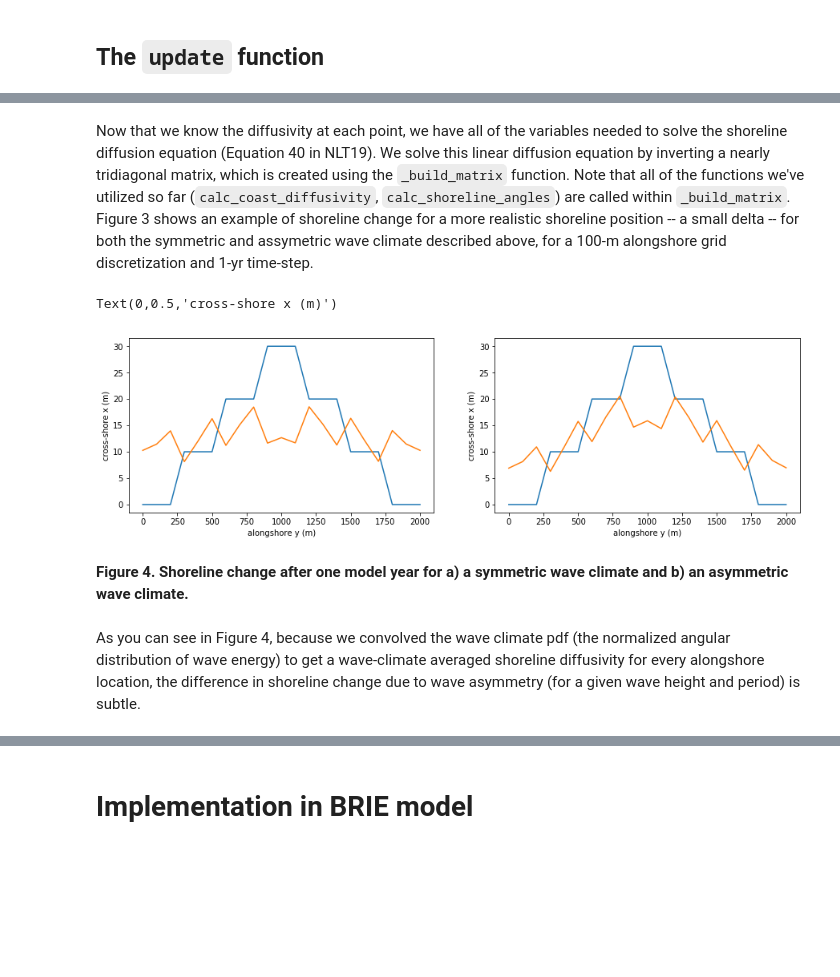
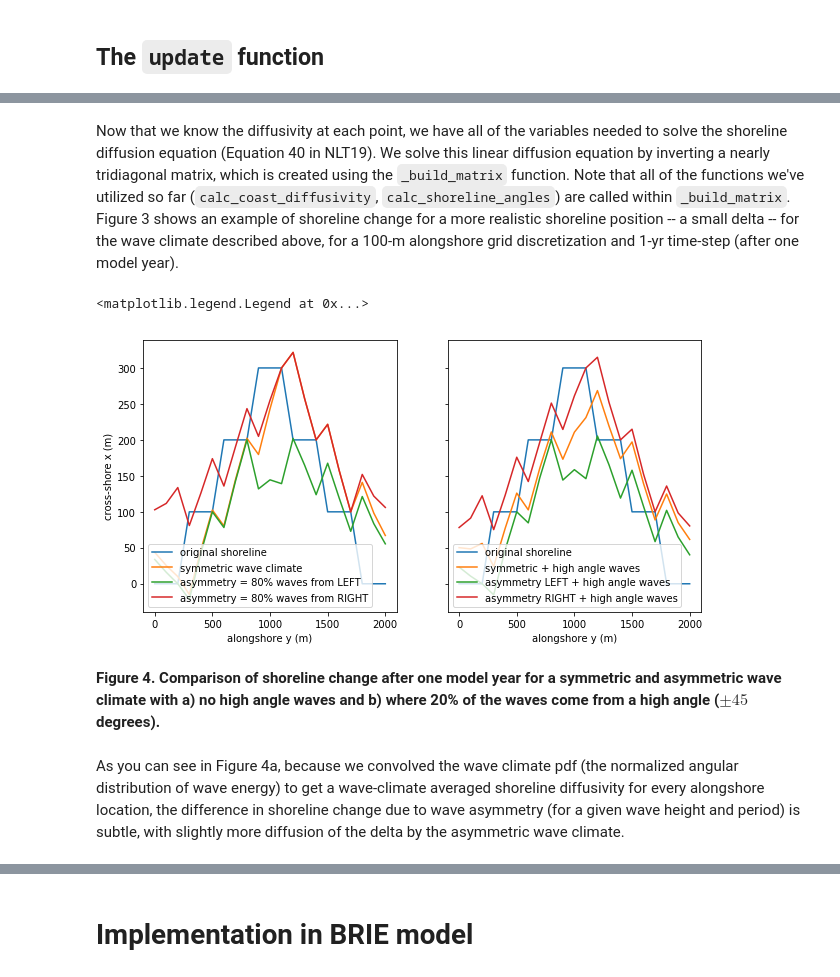
Before and after one commit to UNC-CECL/brie, a Jupyter notebook: notebooks/AlongshoreTransporter.ipynb, the cells around one changed output, grey strips where cells are left out. Cells and saved outputs as stored; diff of their text form; code cells hidden in the pictures; blank space fills up the shorter version.

```diff
--- a/notebooks/AlongshoreTransporter.ipynb
+++ b/notebooks/AlongshoreTransporter.ipynb
@@ -125,42 +136,38 @@ shoreline diffusivity (a=0.2) =  [105047.67304441 -74650.04019369 108489.0240282
 # %% [markdown]
-Now that we know the diffusivity at each point, we have all of the variables needed to solve the shoreline diffusion equation (Equation 40 in NLT19). We solve this linear diffusion equation by inverting a nearly tridiagonal matrix, which is created using the `_build_matrix` function. Note that all of the functions we've utilized so far (`calc_coast_diffusivity`, `calc_shoreline_angles`) are called within `_build_matrix`. Figure 3 shows an example of shoreline change for a more realistic shoreline position -- a small delta -- for both the symmetric and assymetric wave climate described above, for a 100-m alongshore grid discretization and 1-yr time-step.
+Now that we know the diffusivity at each point, we have all of the variables needed to solve the shoreline diffusion equation (Equation 40 in NLT19). We solve this linear diffusion equation by inverting a nearly tridiagonal matrix, which is created using the `_build_matrix` function. Note that all of the functions we've utilized so far (`calc_coast_diffusivity`, `calc_shoreline_angles`) are called within `_build_matrix`. Figure 3 shows an example of shoreline change for a more realistic shoreline position -- a small delta -- for the wave climate described above, for a 100-m alongshore grid discretization and 1-yr time-step (after one model year).
-# %%
-# create diffusion matrix for a small delta
-shoreline_x_pyramid = [0, 0, 0, 10, 10, 10, 20, 20, 20, 30, 30, 30, 20, 20, 20, 10, 10, 10, 0, 0, 0]
-mat, rhs, r_ipl = _build_matrix(shoreline_x_pyramid, waves_sym, dy=100, wave_height=1.0, wave_period=10.0, dt=1.0, dx_dt=0)
-#print('r_ipl =', r_ipl)
-
-plt.figure(figsize=(15,4))
-plt.subplot(1, 2, 1)
-plt.plot(np.arange(0, np.size(shoreline_x_pyramid)*100, 100), shoreline_x_pyramid)
-
-# invert matrix
-shoreline_x_pyramid[:] = scipy.sparse.linalg.spsolve(mat, rhs)
-
-# new shoreline
-plt.plot(np.arange(0, np.size(shoreline_x_pyramid)*100, 100), shoreline_x_pyramid)
-plt.xlabel('alongshore y (m)')
-plt.ylabel('cross-shore x (m)')
-
-# assymetric wave climate
-shoreline_x_pyramid = [0, 0, 0, 10, 10, 10, 20, 20, 20, 30, 30, 30, 20, 20, 20, 10, 10, 10, 0, 0, 0]
-mat, rhs, r_ipl = _build_matrix(shoreline_x_pyramid, waves_asym, dy=100, wave_height=1.0, wave_period=10.0, dt=1.0, dx_dt=0)
-#print('r_ipl =', r_ipl)
-
-plt.subplot(1, 2, 2)
-plt.plot(np.arange(0, np.size(shoreline_x_pyramid)*100, 100), shoreline_x_pyramid)
-
-# invert matrix
-shoreline_x_pyramid[:] = scipy.sparse.linalg.spsolve(mat, rhs)
-
-# new shoreline
-plt.plot(np.arange(0, np.size(shoreline_x_pyramid)*100, 100), shoreline_x_pyramid)
-plt.xlabel('alongshore y (m)')
-plt.ylabel('cross-shore x (m)')
-# %% [output]
-Text(0,0.5,'cross-shore x (m)')
-[figure, removed]
+# %%
+shoreline_x_pyramid_orig = [0, 0, 0, 100, 100, 100, 200, 200, 200, 300, 300, 300, 200, 200, 200, 100, 100, 100, 0, 0, 0]
+fig, axs = plt.subplots(1, 2, figsize=(10, 5), sharey=True)
+dy = 100
+ny = np.size(shoreline_x_pyramid_orig)
+grid = np.arange(0, ny*dy, dy)
+
+for ax in axs.flat:
+    ax.set(xlabel='alongshore y (m)')
+
+axs[0].set(ylabel='cross-shore x (m)')
+axs[0].plot(grid, shoreline_x_pyramid_orig)
+axs[1].plot(grid, shoreline_x_pyramid_orig)
+
+def plot_pyramid(iAx, wave_dist):
+    mat, rhs, r_ipl = _build_matrix(shoreline_x_pyramid_orig, wave_dist, dy=100, dt=1.0, dx_dt=0)
+    shoreline_x_pyramid = scipy.sparse.linalg.spsolve(mat, rhs)  # invert matrix
+    axs[iAx].plot(grid, shoreline_x_pyramid)  # new shoreline
+    # print(r_ipl)
+
+plot_pyramid(iAx=0, wave_dist=waves_sym)  # symmetric wave climate, no high angle waves
+plot_pyramid(iAx=1, wave_dist=waves_sym_high)  # symmetric wave climate, high angle waves
+plot_pyramid(iAx=0, wave_dist=waves_asym_left)  # asymmetric wave climate (80% from LEFT), no high angle waves
+plot_pyramid(iAx=1, wave_dist=waves_asym_high_left)  # asymmetric wave climate (80% from LEFT), high angle waves
+plot_pyramid(iAx=0, wave_dist=waves_asym_right)  # asymmetric wave climate (80% from RIGHT), no high angle waves
+plot_pyramid(iAx=1, wave_dist=waves_asym_high_right)  # asymmetric wave climate (80% from RIGHT), high angle waves
+
+axs[0].legend(["original shoreline", "symmetric wave climate", "asymmetry = 80% waves from LEFT", 'asymmetry = 80% waves from RIGHT'], loc='lower left')
+axs[1].legend(["original shoreline", "symmetric + high angle waves", 'asymmetry LEFT + high angle waves', "asymmetry RIGHT + high angle waves"], loc='lower left')
+# %% [output]
+<matplotlib.legend.Legend at 0x...>
+[figure, added]
 # %% [markdown]
-**Figure 4. Shoreline change after one model year for a) a symmetric wave climate and b) an asymmetric wave climate.**
+**Figure 4. Comparison of shoreline change after one model year for a symmetric and asymmetric wave climate with a) no high angle waves and b) where 20% of the waves come from a high angle ($\pm45$ degrees).**
 # %% [markdown]
-As you can see in Figure 4, because we convolved the wave climate pdf (the normalized angular distribution of wave energy) to get a wave-climate averaged shoreline diffusivity for every alongshore location, the difference in shoreline change due to wave asymmetry (for a given wave height and period) is subtle.
+As you can see in Figure 4a, because we convolved the wave climate pdf (the normalized angular distribution of wave energy) to get a wave-climate averaged shoreline diffusivity for every alongshore location, the difference in shoreline change due to wave asymmetry (for a given wave height and period) is subtle, with slightly more diffusion of the delta by the asymmetric wave climate.
```
Also changed, not shown: parts of 11 cells of this notebook.
